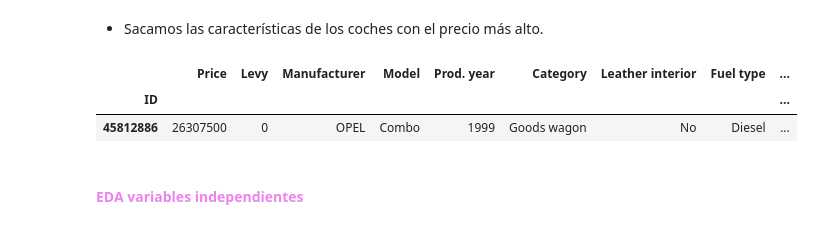
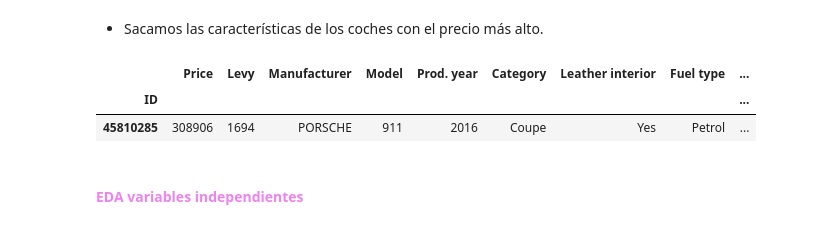
Before and after one commit to Adalab/DA-PROMO-B-MODULO-3-SPRINT-1-ANAIS-ARIANA, a Jupyter notebook: regresion_lineal/regresion_lineal_1.ipynb, the cells around one changed output. Cells and saved outputs as stored; diff of their text form; code cells hidden in the pictures.

```diff
--- a/regresion_lineal/regresion_lineal_1.ipynb
+++ b/regresion_lineal/regresion_lineal_1.ipynb
@@ -178,3 +183,5 @@ memory usage: 2.6+ MB
+# %%
+df.drop(['Wheel'], axis = 1, inplace = True)
 # %% [markdown]
 - Vemos el número de filas y columnas del dataframe
 # %%
@@ -252,0 +276,3 @@ plt.show()
+# %%
+df_limpio = df[df['Prod. year'] > 2000]
+df_limpio
@@ -252,0 +322,3 @@ plt.show()
+# %%
+df_limpio = df_limpio[df_limpio['Price'] <= 400000]
+df_limpio
@@ -278,0 +414,3 @@ df[df['Price']== df['Price'].min()]
+# %%
+df_limpio = df_limpio[df_limpio['Price'] >= 500]
+df_limpio
@@ -279,10 +449,10 @@ df[df['Price']== df['Price'].min()]
 # %% [markdown]
 - Sacamos las características de los coches con el precio más alto.
 # %%
-df[df['Price']== df['Price'].max()]
+df_limpio[df_limpio['Price']== df_limpio['Price'].max()]
 # %% [output]
 |  | Price | Levy | Manufacturer | Model | Prod. year | Category | Leather interior | Fuel type | ... |
 | ID |  |  |  |  |  |  |  |  | ... |
-| 45812886 | 26307500 | 0 | OPEL | Combo | 1999 | Goods wagon | No | Diesel | ... |
+| 45810285 | 308906 | 1694 | PORSCHE | 911 | 2016 | Coupe | Yes | Petrol | ... |
 # %% [markdown]
 #### <font color=violet> EDA variables independientes
```
Also changed, not shown: parts of 41 cells of this notebook, 4 other files.
